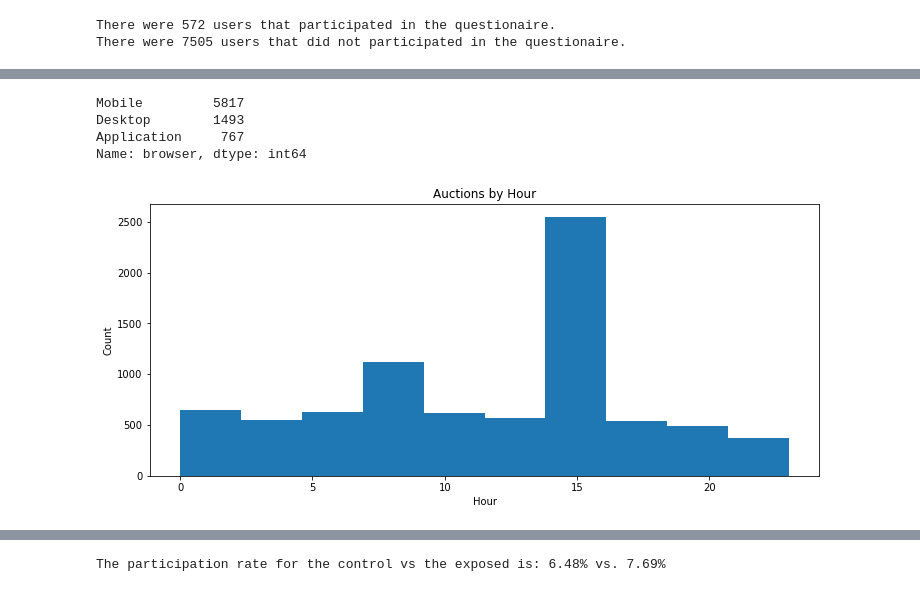
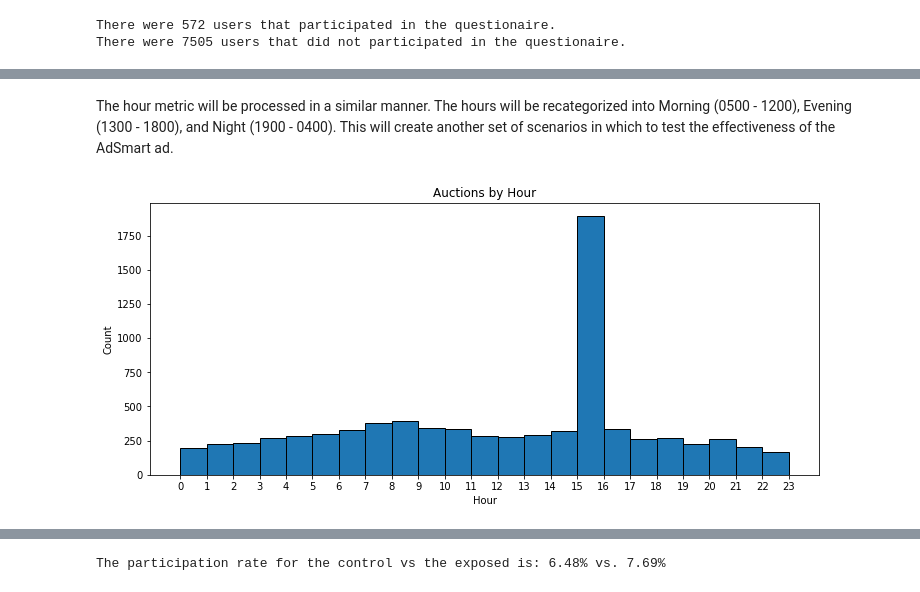
Before and after one commit to JordanFortney/a-bTestingScenarioOutcomes, a Jupyter notebook: ABTestingProject.ipynb, the cells around one changed output, grey strips where cells are left out. Saved outputs shown, nothing was run; the diff lists cells and outputs as text; code cells hidden in the pictures.

```diff
--- a/ABTestingProject.ipynb
+++ b/ABTestingProject.ipynb
@@ -297,17 +345,14 @@ adSmart.browser.replace(['Facebook',
-# %%
-adSmart.browser.value_counts()
-# %% [output]
-Mobile         5817
-Desktop        1493
-Application     767
-Name: browser, dtype: int64
+# %% [markdown]
+The hour metric will be processed in a similar manner. The hours will be recategorized into Morning (0500 - 1200), Evening (1300 - 1800), and Night (1900 - 0400). This will create another set of scenarios in which to test the effectiveness of the AdSmart ad.
 # %%
+xtix = np.arange(0,24)
 plt.figure(figsize = (12,5))
-plt.hist(adSmart['hour'])
+plt.hist(adSmart['hour'], edgecolor='black', bins = 23)
 plt.xlabel('Hour')
 plt.ylabel('Count')
 plt.title('Auctions by Hour')
+plt.xticks(xtix)
 plt.show()
 # %% [output]
-[figure, old version]
+[figure, new version]
 # %%
```
Also changed, not shown: parts of 33 cells of this notebook.
